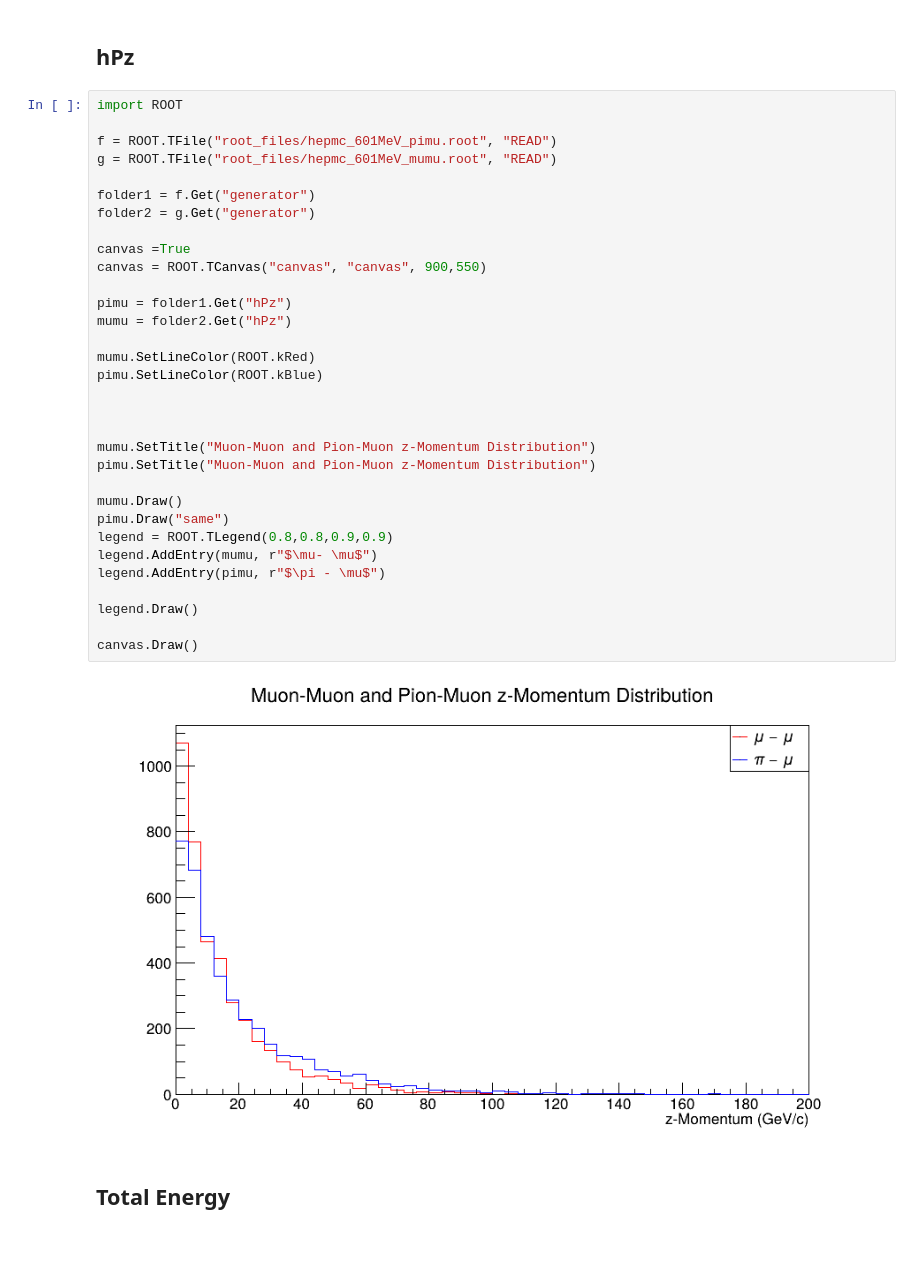
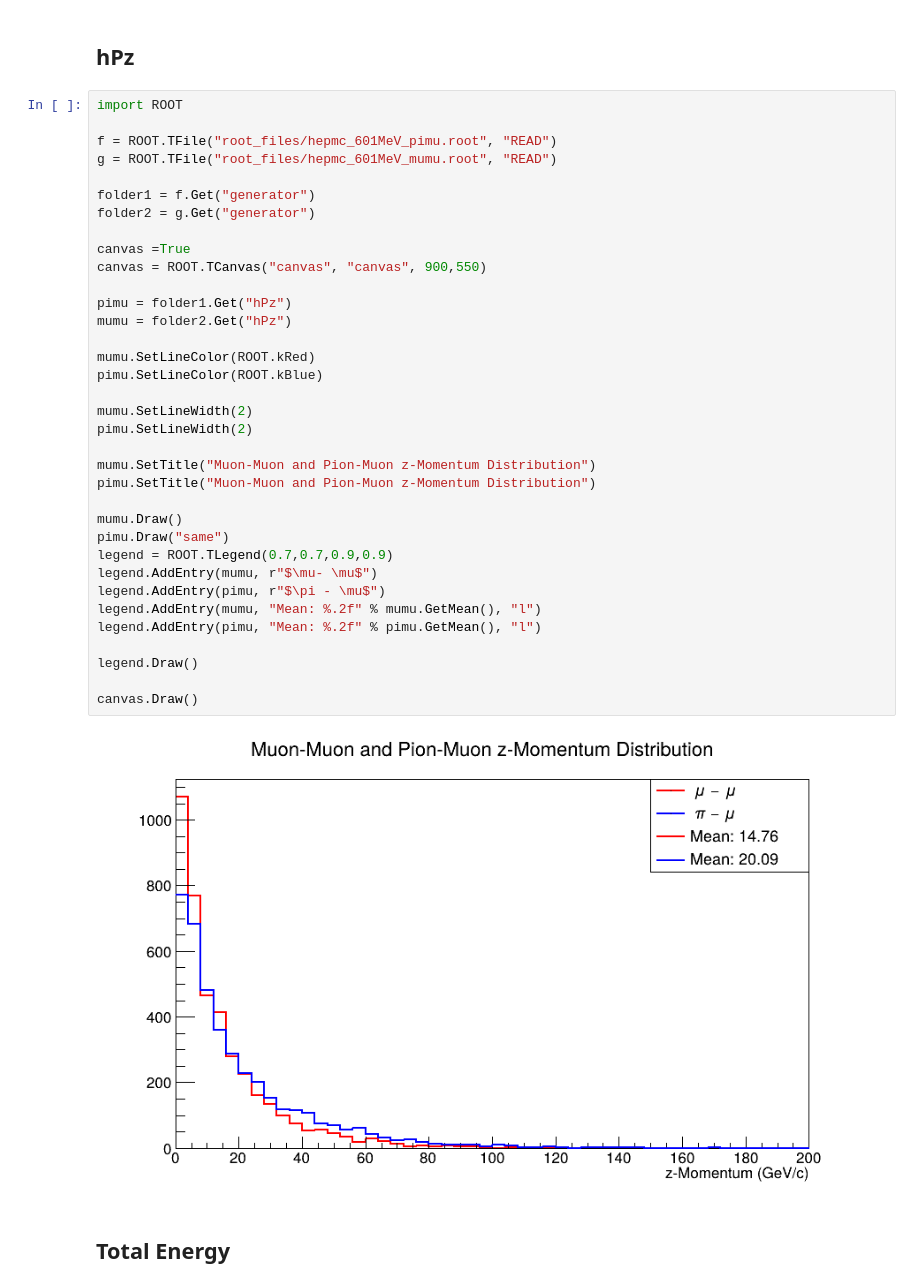
Before and after one commit to Parshathi/ProtoDUNE_BSM_LArSoft, a Jupyter notebook: Plots_diff_decays.ipynb, the cells around one changed output. Cells and saved outputs as stored; diff of their text form; blank space fills up the shorter version.

```diff
--- a/Plots_diff_decays.ipynb
+++ b/Plots_diff_decays.ipynb
@@ -93,36 +107,39 @@ canvas.Draw()
 import ROOT
 
 f = ROOT.TFile("root_files/hepmc_601MeV_pimu.root", "READ")
 g = ROOT.TFile("root_files/hepmc_601MeV_mumu.root", "READ")
 
 folder1 = f.Get("generator")
 folder2 = g.Get("generator")
 
 canvas =True
 canvas = ROOT.TCanvas("canvas", "canvas", 900,550)
 
 pimu = folder1.Get("hPz")
 mumu = folder2.Get("hPz")
 
 mumu.SetLineColor(ROOT.kRed)
 pimu.SetLineColor(ROOT.kBlue)
 
-
+mumu.SetLineWidth(2)
+pimu.SetLineWidth(2)
 
 mumu.SetTitle("Muon-Muon and Pion-Muon z-Momentum Distribution")
 pimu.SetTitle("Muon-Muon and Pion-Muon z-Momentum Distribution")
 
 mumu.Draw()
 pimu.Draw("same")
-legend = ROOT.TLegend(0.8,0.8,0.9,0.9)
+legend = ROOT.TLegend(0.7,0.7,0.9,0.9)
 legend.AddEntry(mumu, r"$\mu- \mu$")
 legend.AddEntry(pimu, r"$\pi - \mu$")
+legend.AddEntry(mumu, "Mean: %.2f" % mumu.GetMean(), "l")
+legend.AddEntry(pimu, "Mean: %.2f" % pimu.GetMean(), "l")
 
 legend.Draw()
 
 canvas.Draw()
 # %% [output]
-[figure, old version]
+[figure, new version]
 # %% [markdown]
 ## Total Energy
 # %%
```
Also changed, not shown: parts of 3 cells of this notebook, 1 other file.
